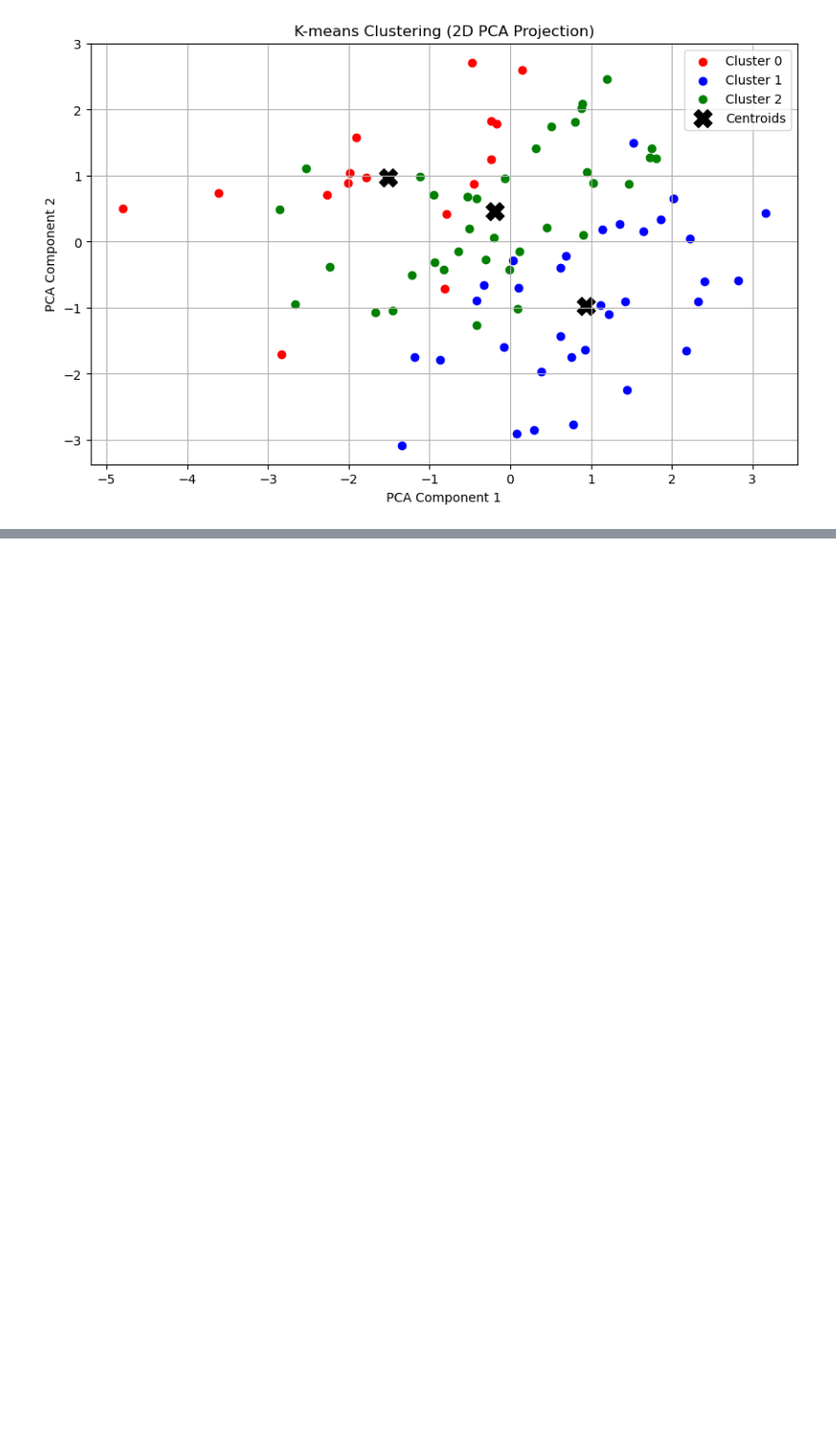
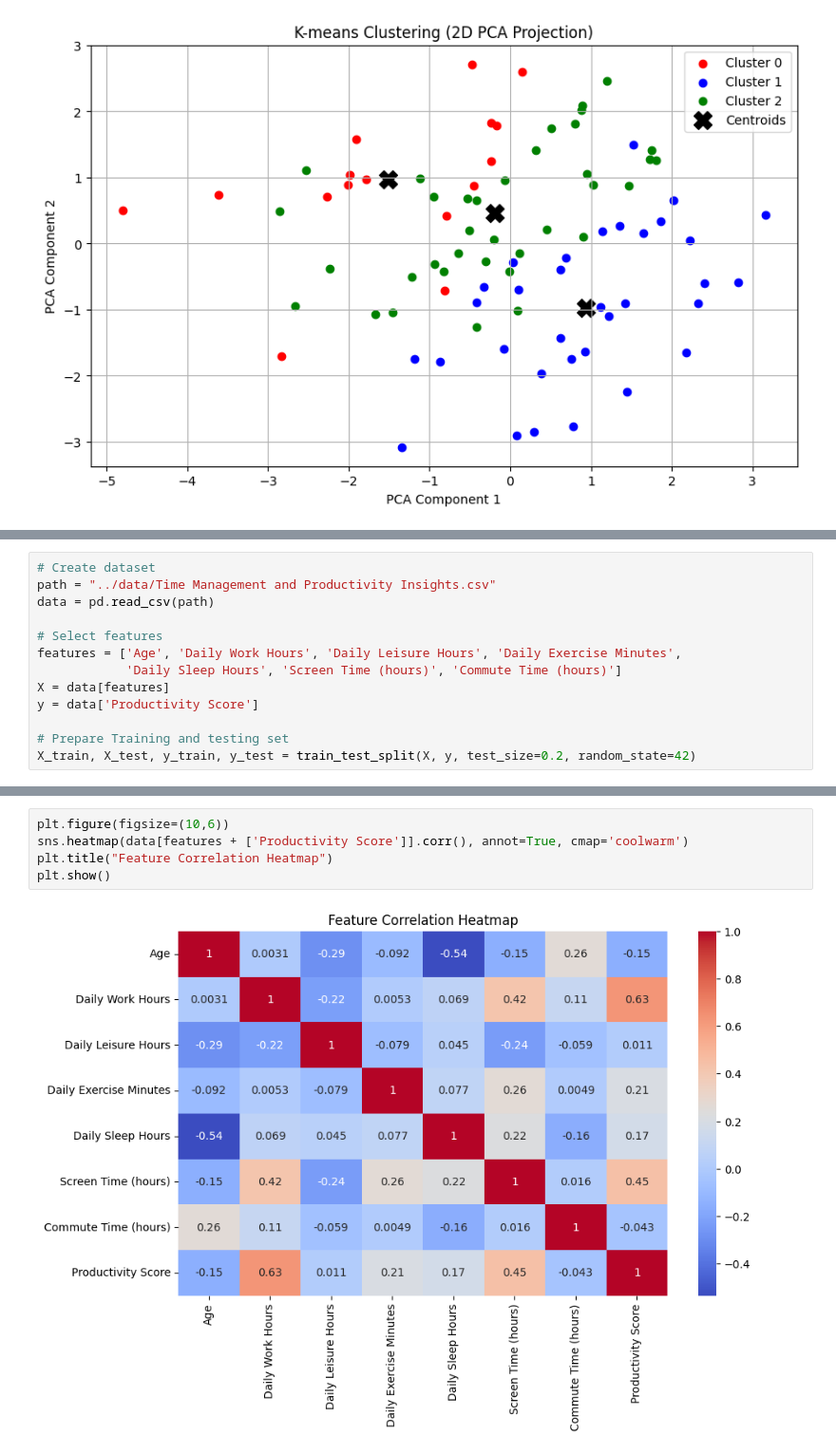
Before and after one commit to yceugene/learnsync, a Jupyter notebook: src/main.ipynb, the cells around one changed output, grey strips where cells are left out. Shown at 95% size. Saved outputs shown, nothing was run; the diff lists cells and outputs as text; blank space fills up the shorter version.

```diff
--- a/src/main.ipynb
+++ b/src/main.ipynb
@@ -129,0 +159,13 @@ print(data.groupby('Cluster').mean())
+# %%
+# Create dataset
+path = "../data/Time Management and Productivity Insights.csv"
+data = pd.read_csv(path)
+
+# Select features
+features = ['Age', 'Daily Work Hours', 'Daily Leisure Hours', 'Daily Exercise Minutes',
+            'Daily Sleep Hours', 'Screen Time (hours)', 'Commute Time (hours)']
+X = data[features]
+y = data['Productivity Score']
+
+# Prepare Training and testing set
+X_train, X_test, y_train, y_test = train_test_split(X, y, test_size=0.2, random_state=42)
@@ -129,0 +232,7 @@ print(data.groupby('Cluster').mean())
+# %%
+plt.figure(figsize=(10,6))
+sns.heatmap(data[features + ['Productivity Score']].corr(), annot=True, cmap='coolwarm')
+plt.title("Feature Correlation Heatmap")
+plt.show()
+# %% [output]
+[figure, added]
```
Also changed, not shown: parts of 14 cells of this notebook.
